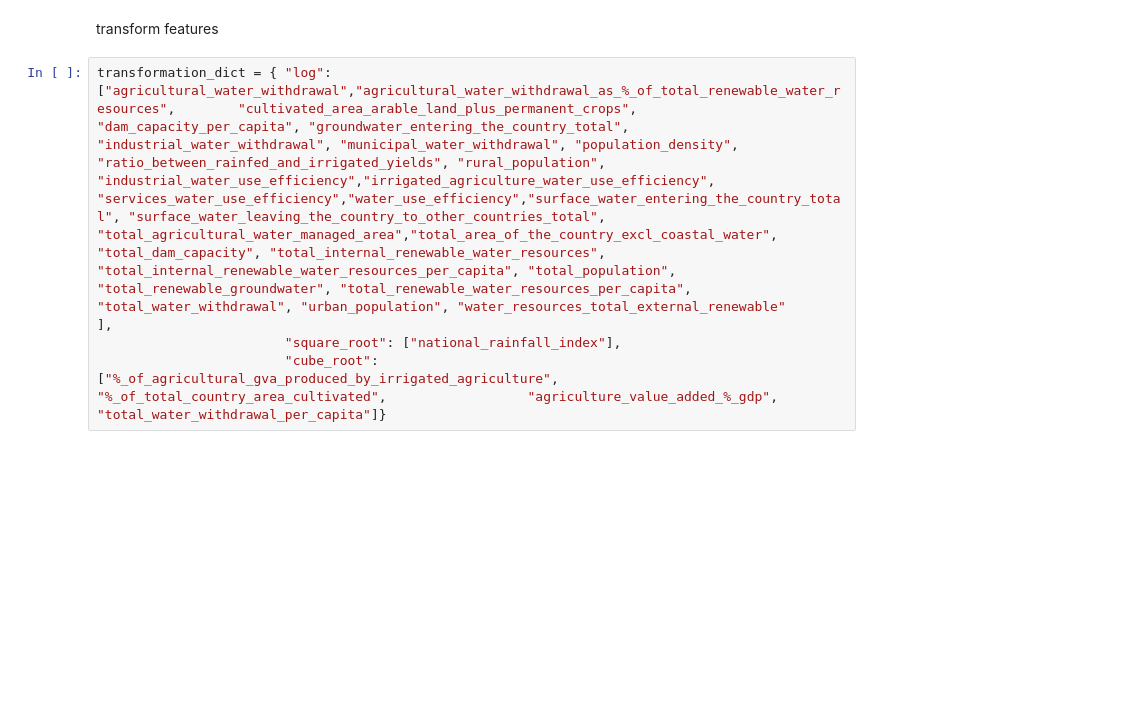
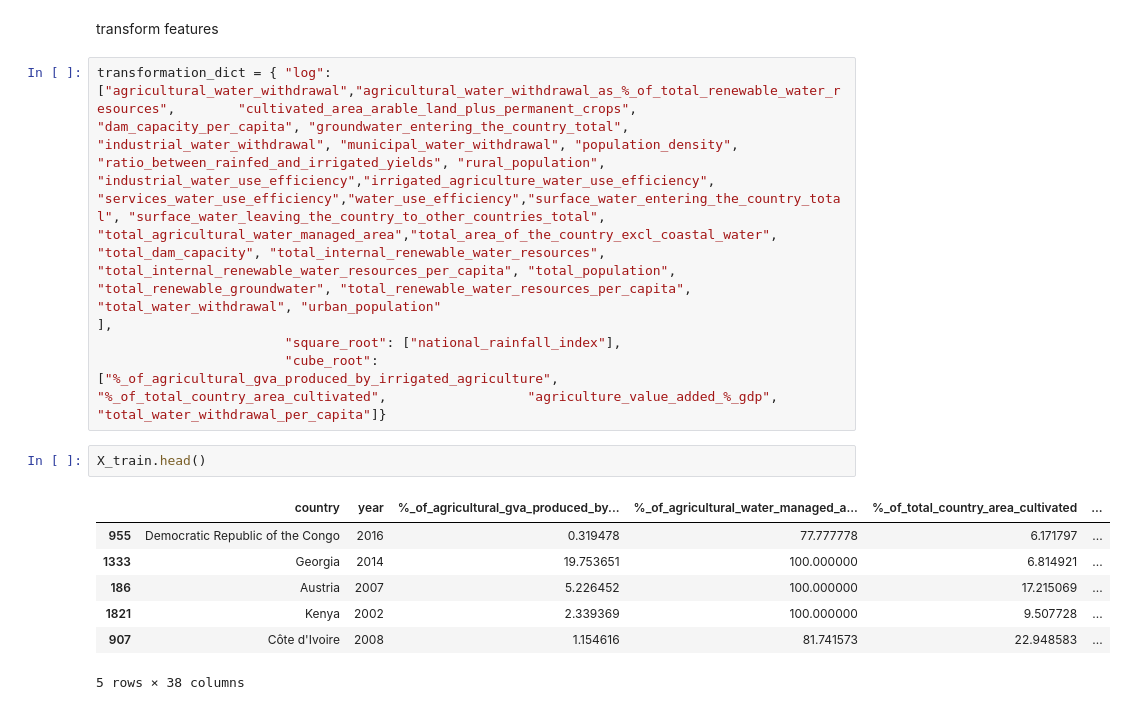
Before and after one commit to giumr06/Final_Project_Water_Management, a Jupyter notebook: convert_table.ipynb, the cells around one changed output. Cells and saved outputs as stored; diff of their text form; blank space fills up the shorter version.

```diff
--- a/convert_table.ipynb
+++ b/convert_table.ipynb
@@ -896,7 +858,17 @@ df.loc[index_list, colname] = df.colname.median
 # %% [markdown]
 transform features
 # %%
-transformation_dict = { "log": ["agricultural_water_withdrawal","agricultural_water_withdrawal_as_%_of_total_renewable_water_resources",        "cultivated_area_arable_land_plus_permanent_crops", "dam_capacity_per_capita", "groundwater_entering_the_country_total", "industrial_water_withdrawal", "municipal_water_withdrawal", "population_density", "ratio_between_rainfed_and_irrigated_yields", "rural_population", "industrial_water_use_efficiency","irrigated_agriculture_water_use_efficiency", "services_water_use_efficiency","water_use_efficiency","surface_water_entering_the_country_total", "surface_water_leaving_the_country_to_other_countries_total", "total_agricultural_water_managed_area","total_area_of_the_country_excl_coastal_water", "total_dam_capacity", "total_internal_renewable_water_resources", "total_internal_renewable_water_resources_per_capita", "total_population", "total_renewable_groundwater", "total_renewable_water_resources_per_capita", "total_water_withdrawal", "urban_population", "water_resources_total_external_renewable"
+transformation_dict = { "log": ["agricultural_water_withdrawal","agricultural_water_withdrawal_as_%_of_total_renewable_water_resources",        "cultivated_area_arable_land_plus_permanent_crops", "dam_capacity_per_capita", "groundwater_entering_the_country_total", "industrial_water_withdrawal", "municipal_water_withdrawal", "population_density", "ratio_between_rainfed_and_irrigated_yields", "rural_population", "industrial_water_use_efficiency","irrigated_agriculture_water_use_efficiency", "services_water_use_efficiency","water_use_efficiency","surface_water_entering_the_country_total", "surface_water_leaving_the_country_to_other_countries_total", "total_agricultural_water_managed_area","total_area_of_the_country_excl_coastal_water", "total_dam_capacity", "total_internal_renewable_water_resources", "total_internal_renewable_water_resources_per_capita", "total_population", "total_renewable_groundwater", "total_renewable_water_resources_per_capita", "total_water_withdrawal", "urban_population"
 ],
                         "square_root": ["national_rainfall_index"],
                         "cube_root": ["%_of_agricultural_gva_produced_by_irrigated_agriculture", "%_of_total_country_area_cultivated",                  "agriculture_value_added_%_gdp", "total_water_withdrawal_per_capita"]}
+# %%
+X_train.head()
+# %% [output]
+|  | country | year | %_of_agricultural_gva_produced_by... | %_of_agricultural_water_managed_a... | %_of_total_country_area_cultivated | ... |
+| 955 | Democratic Republic of the Congo | 2016 | 0.319478 | 77.777778 | 6.171797 | ... |
+| 1333 | Georgia | 2014 | 19.753651 | 100.000000 | 6.814921 | ... |
+| 186 | Austria | 2007 | 5.226452 | 100.000000 | 17.215069 | ... |
+| 1821 | Kenya | 2002 | 2.339369 | 100.000000 | 9.507728 | ... |
+| 907 | Côte d'Ivoire | 2008 | 1.154616 | 81.741573 | 22.948583 | ... |
+5 rows × 38 columns
```
Also changed, not shown: parts of 26 cells of this notebook.
